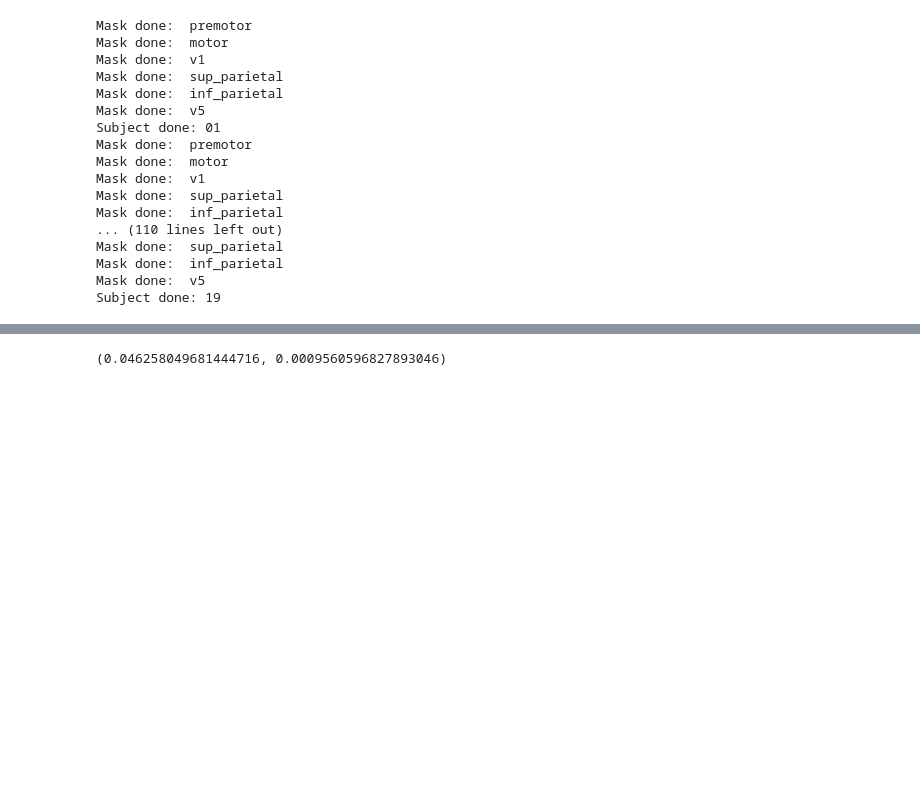
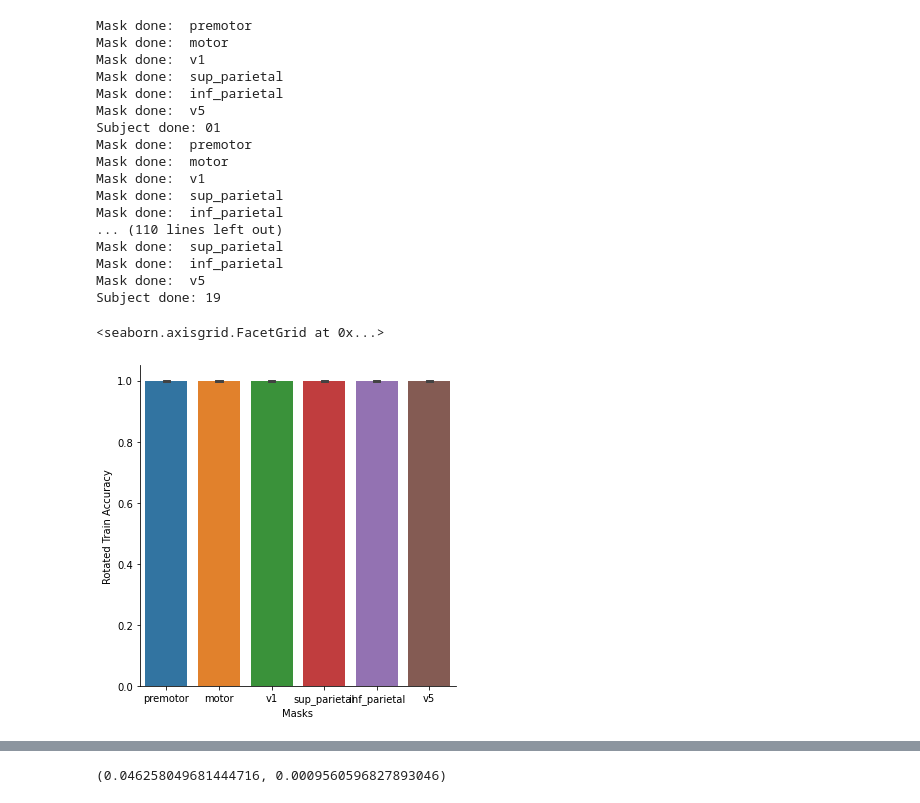
Before and after one commit to tejas-savalia/fmri_project, a Jupyter notebook: mvpa_classification.ipynb, the cells around one changed output, grey strips where cells are left out. Cells and saved outputs as stored; diff of their text form; code cells hidden in the pictures; blank space fills up the shorter version.

```diff
--- a/mvpa_classification.ipynb
+++ b/mvpa_classification.ipynb
@@ -344,3 +350,17 @@ weight_data_rot_corr_df.to_csv('weight_data_rot_corr_svm_prep.csv')
+# %%
+late_prep_accuracy_df = pd.DataFrame({'Participants': np.repeat(subject_list, len(masks.keys())),
+                                      'Masks': np.tile(list(masks.keys()), len(subject_list)),
+                                      'Straight Shooter Train Accuracy': np.ravel(straight_train_acc),
+                                      'Rotated Train Accuracy': np.ravel(rotate_train_acc)
+                                     })
+# %%
+sns.catplot(x = 'Masks', y = 'Rotated Train Accuracy',
+            data = late_prep_accuracy_df,
+            kind = 'bar', capsize = 0.1
+           )
+# %% [output]
+<seaborn.axisgrid.FacetGrid at 0x...>
+[figure, added]
 # %%
 weight_data_rot_corr_df = pd.read_csv('weight_data_rot_corr_svm_mov.csv').drop('Unnamed: 0', axis = 1)
 # %%
```
Also changed, not shown: parts of 4 cells of this notebook, 10 other files.
